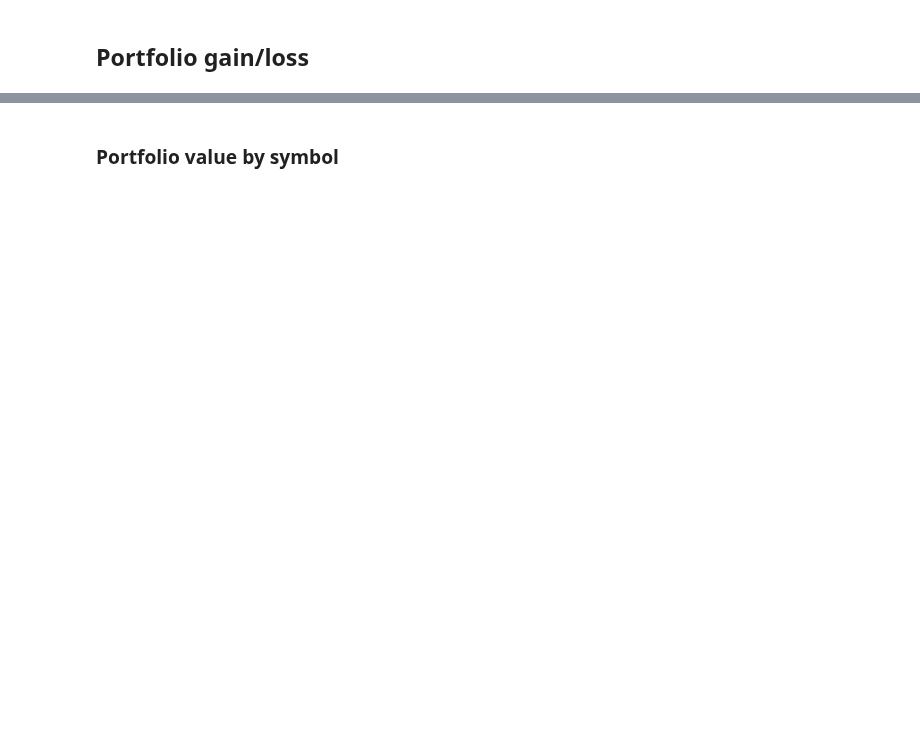
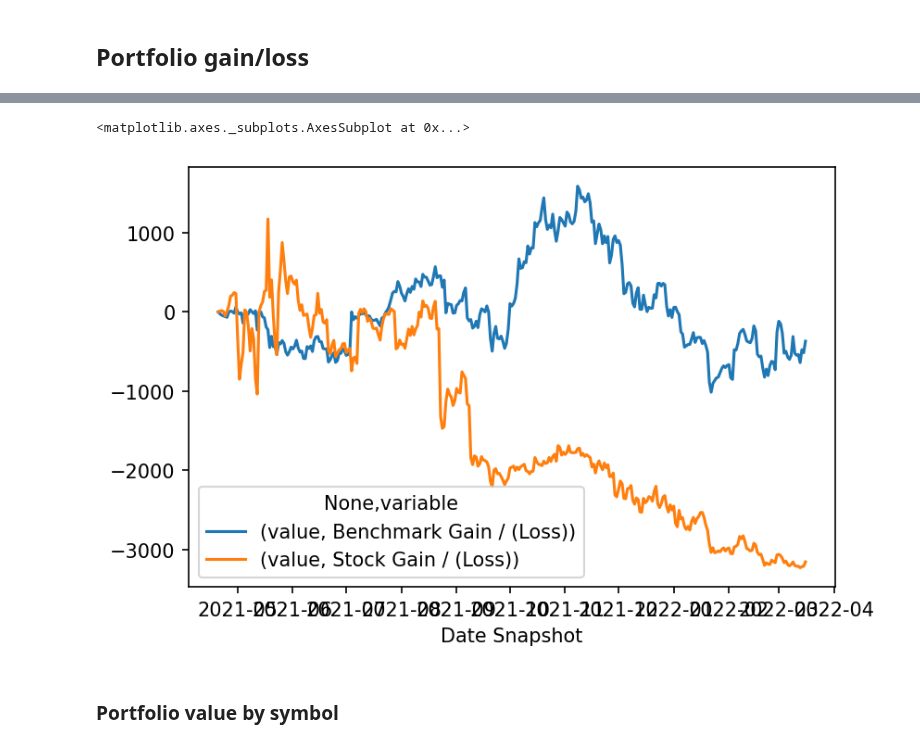
Before and after one commit to giocaizzi/surfingcrypto, a Jupyter notebook: notebooks/portfolio.ipynb, the cells around one changed output, grey strips where cells are left out. Drawn from its saved outputs; the diff is of its cells as text; code cells hidden in the pictures; blank space fills up the shorter version.

Commit message:
grouped metrics works

```diff
--- a/notebooks/portfolio.ipynb
+++ b/notebooks/portfolio.ipynb
@@ -182,3 +182,11 @@ t.daily_grouped_metrics(combined_df,
+# %%
+f, ax = plt.subplots(dpi=150)
+t.daily_grouped_metrics(combined_df,
+    ["Stock Gain / (Loss)","Benchmark Gain / (Loss)"]
+    ).plot(ax=ax)
+# %% [output]
+<matplotlib.axes._subplots.AxesSubplot at 0x...>
+[figure, added]
 # %% [markdown]
 ### Portfolio value by symbol
 # %%
```
Also changed, not shown: parts of 14 cells of this notebook, 1 other file.
